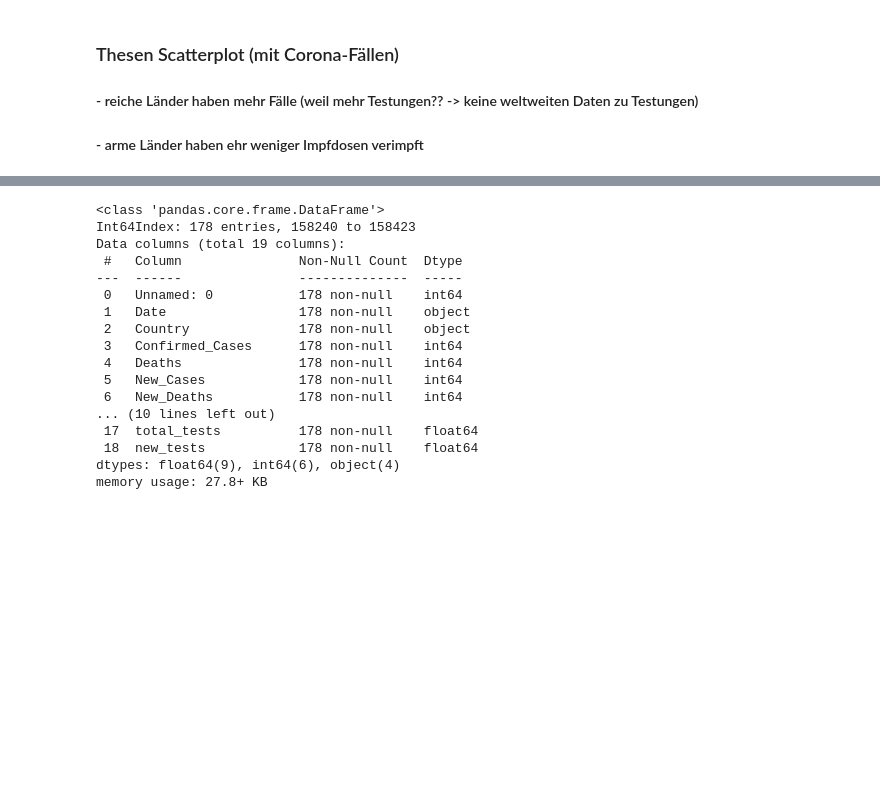
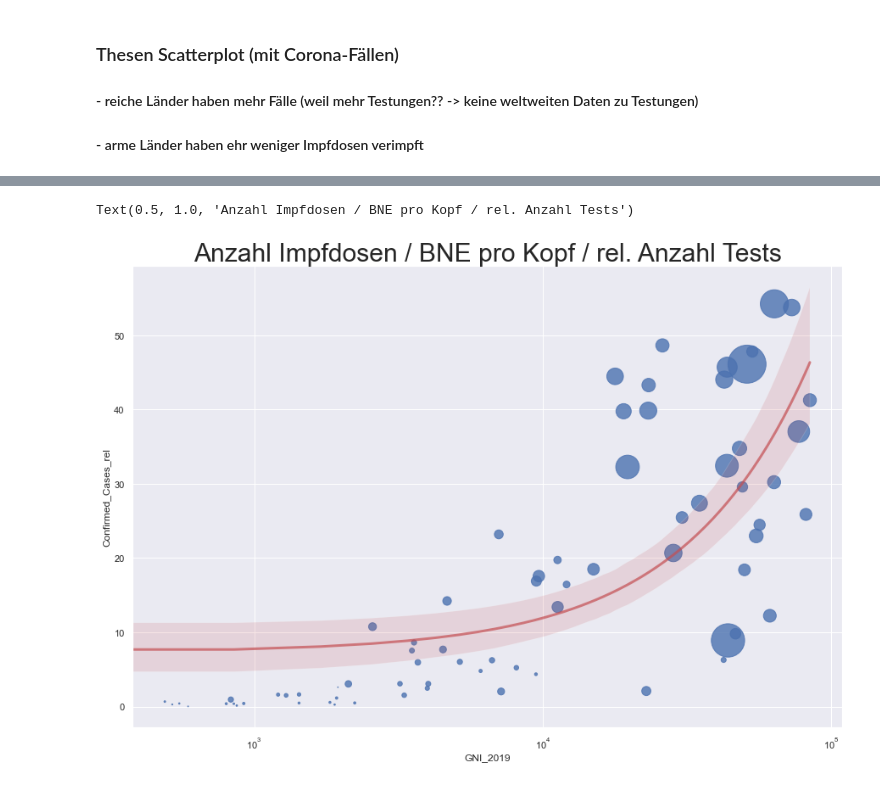
Before and after one commit to espelling/Bachelor_thesis, a Jupyter notebook: EDA.ipynb, the cells around one changed output, grey strips where cells are left out. Saved outputs shown, nothing was run; the diff lists cells and outputs as text; code cells hidden in the pictures; blank space fills up the shorter version.

```diff
--- a/EDA.ipynb
+++ b/EDA.ipynb
@@ -90,20 +128,20 @@ Text(0.5, 1.0, 'Anzahl Impfdosen / BNE pro Kopf / rel. Anzahl Covid-Fälle')
 # %%
-data_scatter.info()
+fig = plt.gcf()
+
+# Change seaborn plot size
+fig.set_size_inches(15, 10)
+
+# Filter -> zeige nur alle Daten vom 01.05.2022
+data_scatter = df[df['Date'] == "2022-05-01"]
+
+# Filter -> alle Werte "total_tests" größer als 0
+data_scatter = data_scatter[data_scatter['total_tests'] > 0]
+
+splot = sns.regplot(x=data_scatter["GNI_2019"], y=data_scatter["Confirmed_Cases_rel"],
+                    fit_reg=True, scatter_kws={'s':(data_scatter["total_tests_rel"])},
+                   line_kws={"color":"r","alpha":0.7,"lw":3})
+splot.set(xscale="log")
+splot.set_title('Anzahl Impfdosen / BNE pro Kopf / rel. Anzahl Tests',fontsize = 30)
 # %% [output]
-<class 'pandas.core.frame.DataFrame'>
-Int64Index: 178 entries, 158240 to 158423
-Data columns (total 19 columns):
- #   Column               Non-Null Count  Dtype
----  ------               --------------  -----
- 0   Unnamed: 0           178 non-null    int64
- 1   Date                 178 non-null    object
- 2   Country              178 non-null    object
- 3   Confirmed_Cases      178 non-null    int64
- 4   Deaths               178 non-null    int64
- 5   New_Cases            178 non-null    int64
- 6   New_Deaths           178 non-null    int64
-... (10 lines left out)
- 17  total_tests          178 non-null    float64
- 18  new_tests            178 non-null    float64
-dtypes: float64(9), int64(6), object(4)
-memory usage: 27.8+ KB
+Text(0.5, 1.0, 'Anzahl Impfdosen / BNE pro Kopf / rel. Anzahl Tests')
+[figure, added]
```
Also changed, not shown: parts of 6 cells of this notebook, 2 other files.
